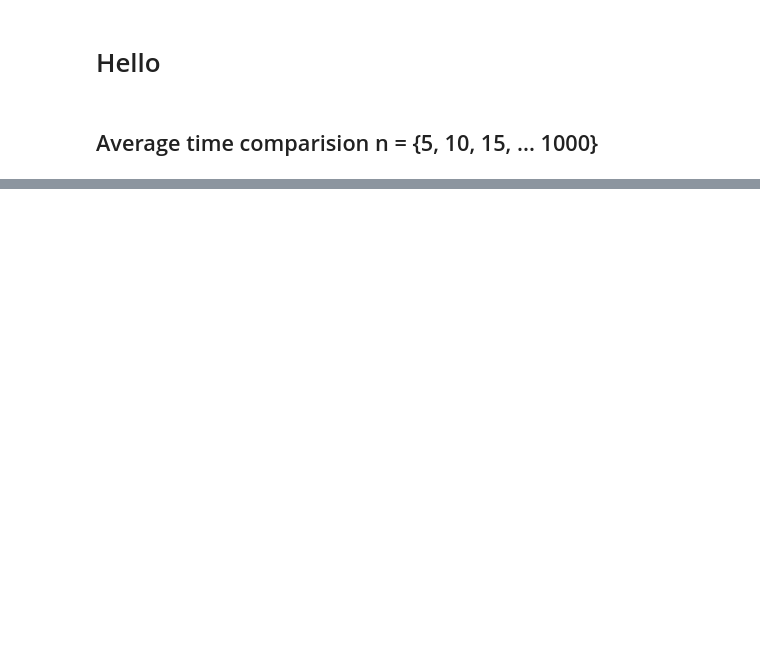
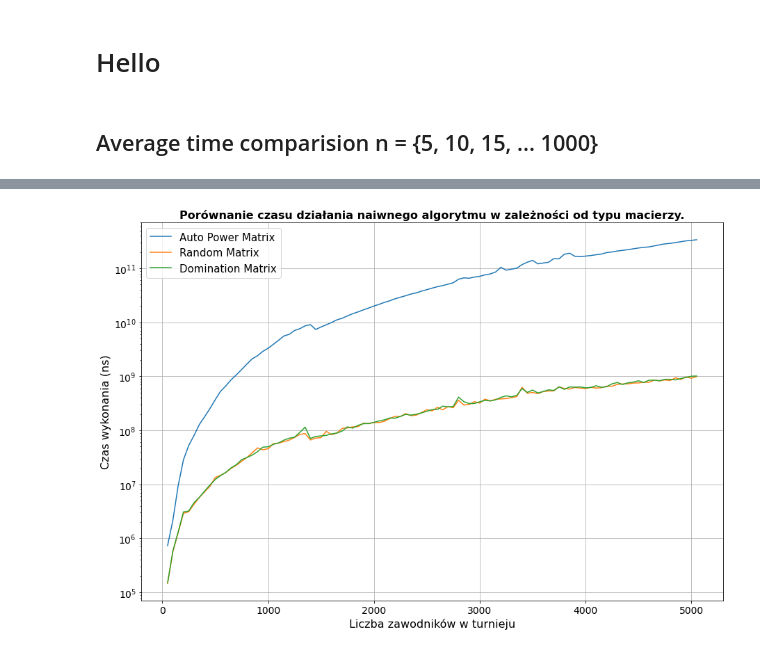
Before and after one commit to H4kan/quickMult, a Jupyter notebook: jupyter/time-analysis.ipynb, the cells around one changed output, grey strips where cells are left out. Cells and saved outputs as stored; diff of their text form; code cells hidden in the pictures; blank space fills up the shorter version.

```diff
--- a/jupyter/time-analysis.ipynb
+++ b/jupyter/time-analysis.ipynb
@@ -52,0 +56,41 @@ create_plot_for_average_time_comparision("..\\test-results\\algorithm-average-ti
+# %%
+def create_plot_for_naive_matrix_comparison(file_name):
+    if not os.path.isfile(file_name):
+        print(f"File '{file_name}' does not exist.")
+        return
+
+    plot_data = {}
+
+    with open(file_name, 'r') as file:
+        current_matrix = None
+        for line in file:
+            line = line.strip()
+            if "Matrix" in line:
+                current_matrix = line
+                plot_data[current_matrix] = []
+            else:
+                data = [float(value) for value in line.split()]
+                if len(data) == 2:
+                    plot_data[current_matrix].append(data)
+
+    plt.figure(figsize=(15, 10))
+    for name, data in plot_data.items():
+        data = np.array(data)
+        plt.plot(data[:, 0], data[:, 1], label=name)
+
+    plt.xlabel("Liczba zawodników w turnieju", fontsize=16)
+    plt.ylabel("Czas wykonania (ns)", fontsize=16)
+    plt.legend(fontsize=15)
+    plt.title('Porównanie czasu działania naiwnego algorytmu w zależności od typu macierzy.', fontsize=16, fontweight='bold')
+    plt.grid(True)
+
+    plt.xticks(fontsize=14)
+    plt.yticks(fontsize=14)
+    plt.yscale("log")
+
+    plt.savefig(".\\images\\naive_matrix_comparison_plot.png", dpi=300)
+    plt.show()
+# %%
+create_plot_for_naive_matrix_comparison("..\\test-results\\naive-time-comparision-results.txt")
+# %% [output]
+[figure, added]
```
Also changed, not shown: parts of 3 cells of this notebook, 2 other files.
